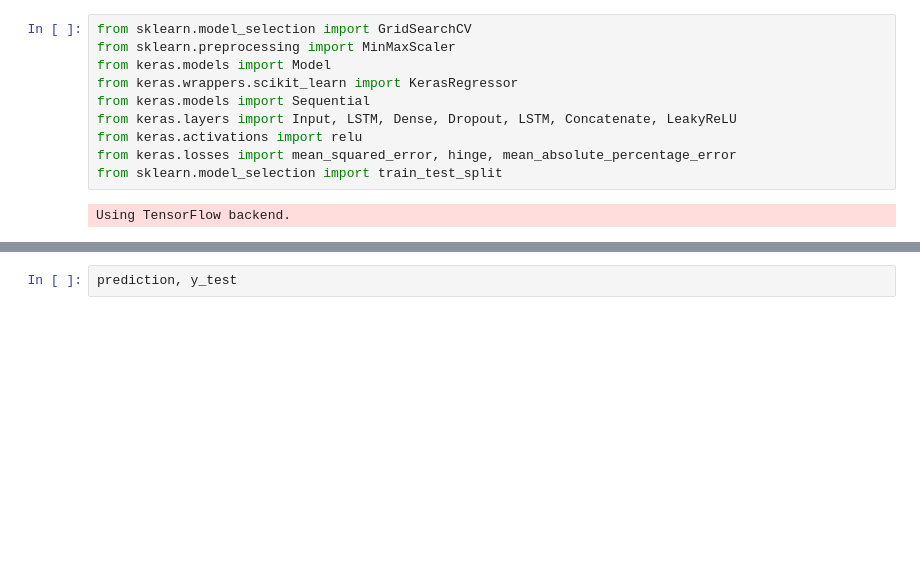
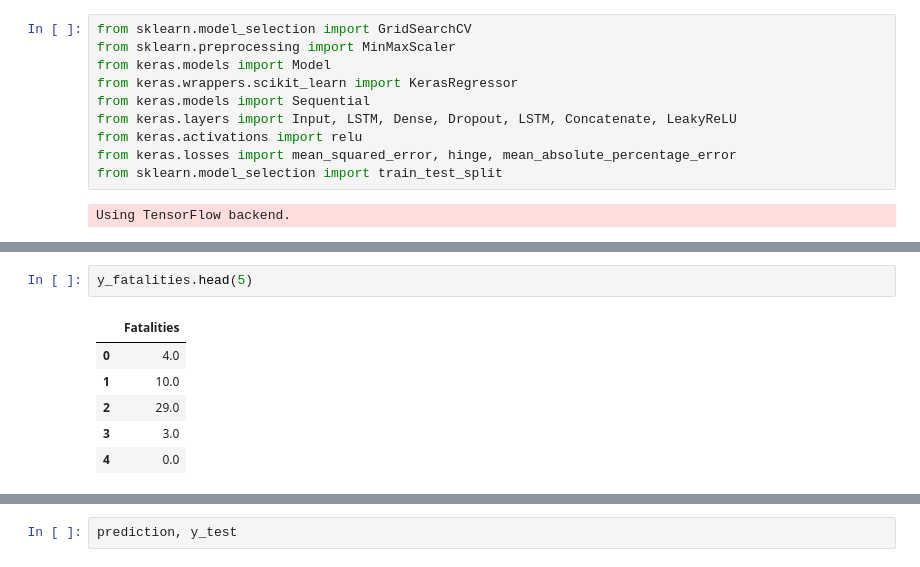
Before and after one commit to Velociraptorvelraptor/COVID19-global-forecasting, a Jupyter notebook: COVID19 global forecasting.ipynb, the cells around one changed output, grey strips where cells are left out. Cells and saved outputs as stored; diff of their text form; blank space fills up the shorter version.

```diff
--- a/COVID19 global forecasting.ipynb
+++ b/COVID19 global forecasting.ipynb
@@ -227 +287,10 @@ print(X_train.shape[1])
+# %%
+y_fatalities.head(5)
+# %% [output]
+|  | Fatalities |
+| 0 | 4.0 |
+| 1 | 10.0 |
+| 2 | 29.0 |
+| 3 | 3.0 |
+| 4 | 0.0 |
 # %%
```
Also changed, not shown: parts of 17 cells of this notebook.
